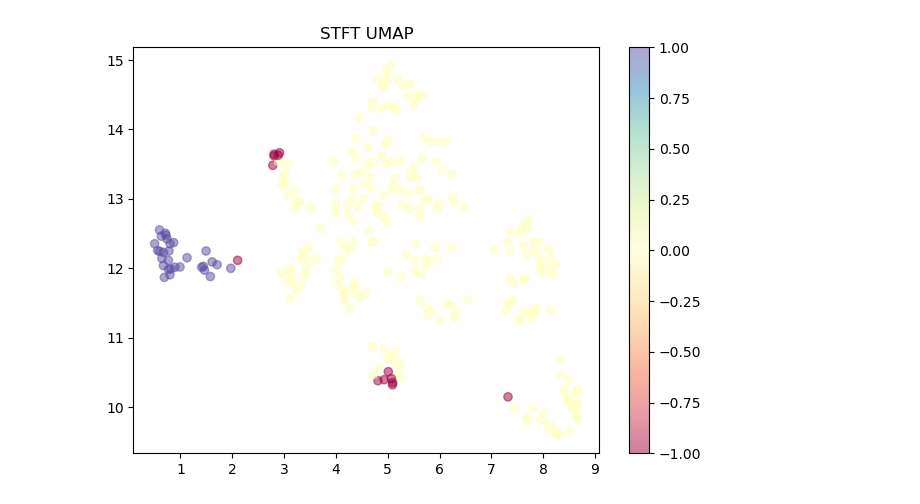
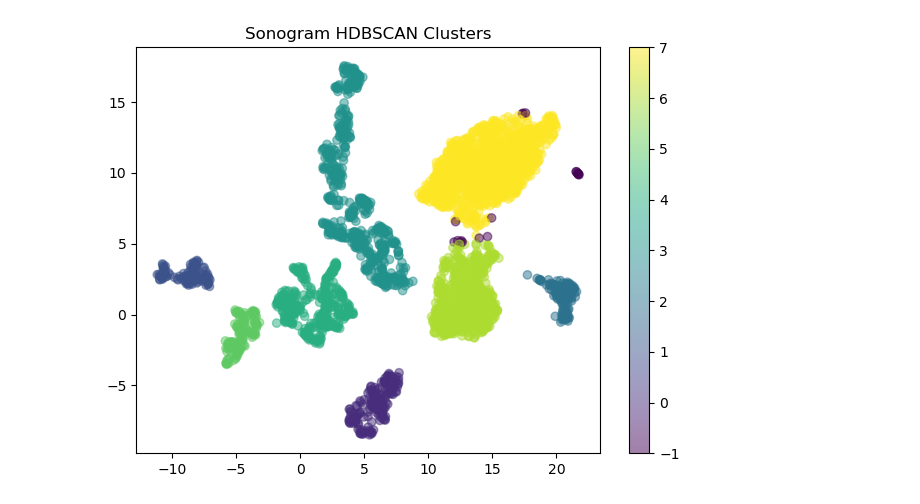
Before and after one commit to nriveira/birdsong, a Jupyter notebook: automated_umap_syllables.ipynb, the cells around one changed output. Cells and saved outputs as stored; diff of their text form; code cells hidden in the pictures.

```diff
--- a/automated_umap_syllables.ipynb
+++ b/automated_umap_syllables.ipynb
@@ -20,19 +22,23 @@ syllables.head()
 # %%
 from sklearn.cluster import HDBSCAN
 
 data = np.array(syllables['sonogram'].tolist())
-reducer = umap.UMAP(n_neighbors=100, n_jobs=-1)
+reducer = umap.UMAP(n_neighbors=5,
+                    min_dist=0.5,
+                    n_components=2,
+                    metric='canberra',
+                    n_jobs=-1,)
 embedding = reducer.fit_transform(data.reshape(data.shape[0], -1))
 hdbscan = HDBSCAN(min_cluster_size=20).fit_predict(embedding)
+
+# Use embedding to cluster the notes
+plt.scatter(embedding[:, 0], embedding[:, 1], c=hdbscan, alpha=0.5)
+plt.title('Sonogram HDBSCAN Clusters')
+plt.colorbar()
+
+plt.tight_layout()
+# %% [output]
+[figure, added]
-# %%
-# Use embedding to cluster the notes
-plt.scatter(embedding[:, 0], embedding[:, 1], c=hdbscan, cmap='Spectral', alpha=0.5)
-plt.title('STFT UMAP')
-plt.colorbar()
-
-plt.tight_layout()
-# %% [output]
-[figure, removed]
 # %%
 from sklearn.manifold import TSNE
 
```
Also changed, not shown: parts of 3 cells of this notebook, 1 other file.
